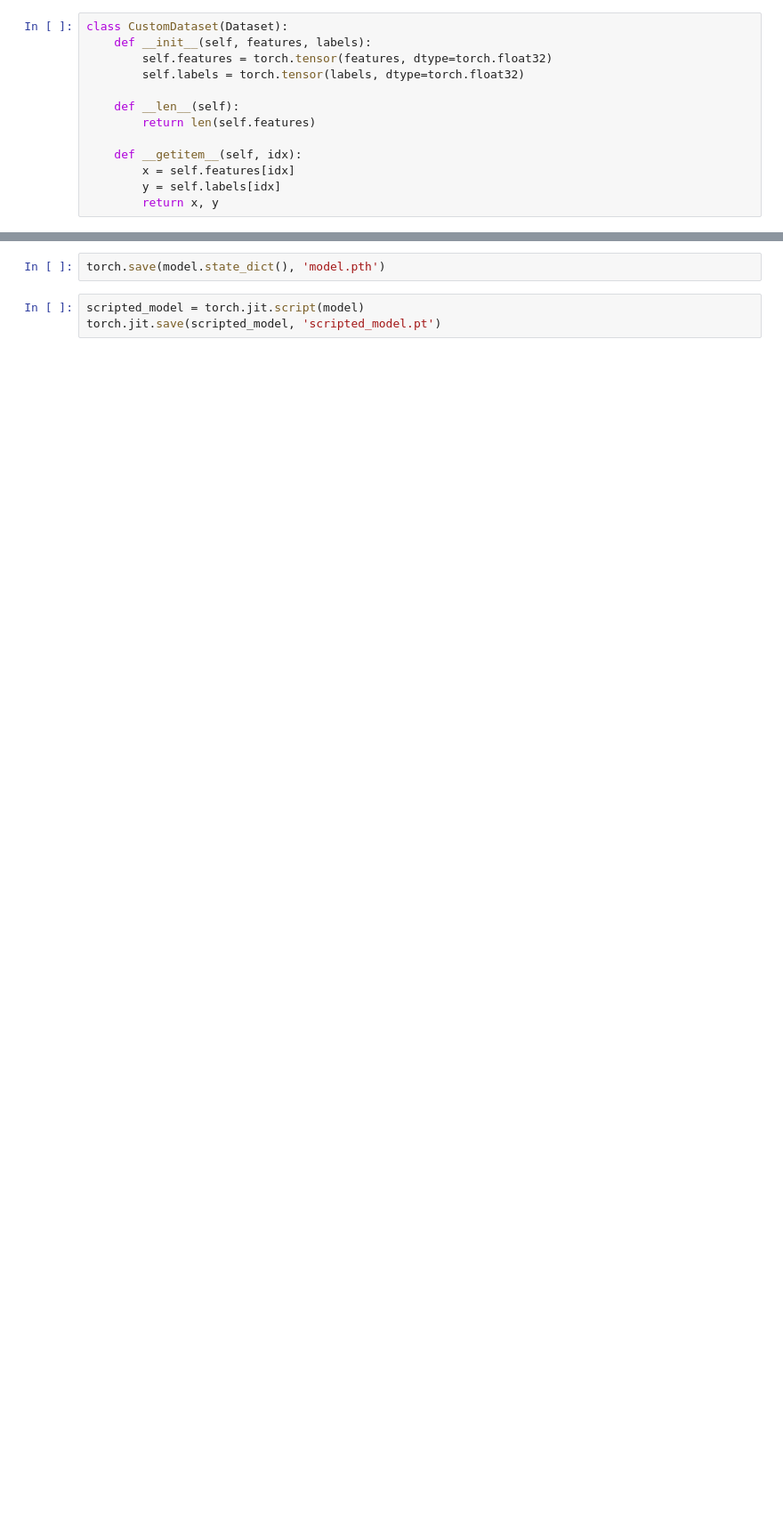
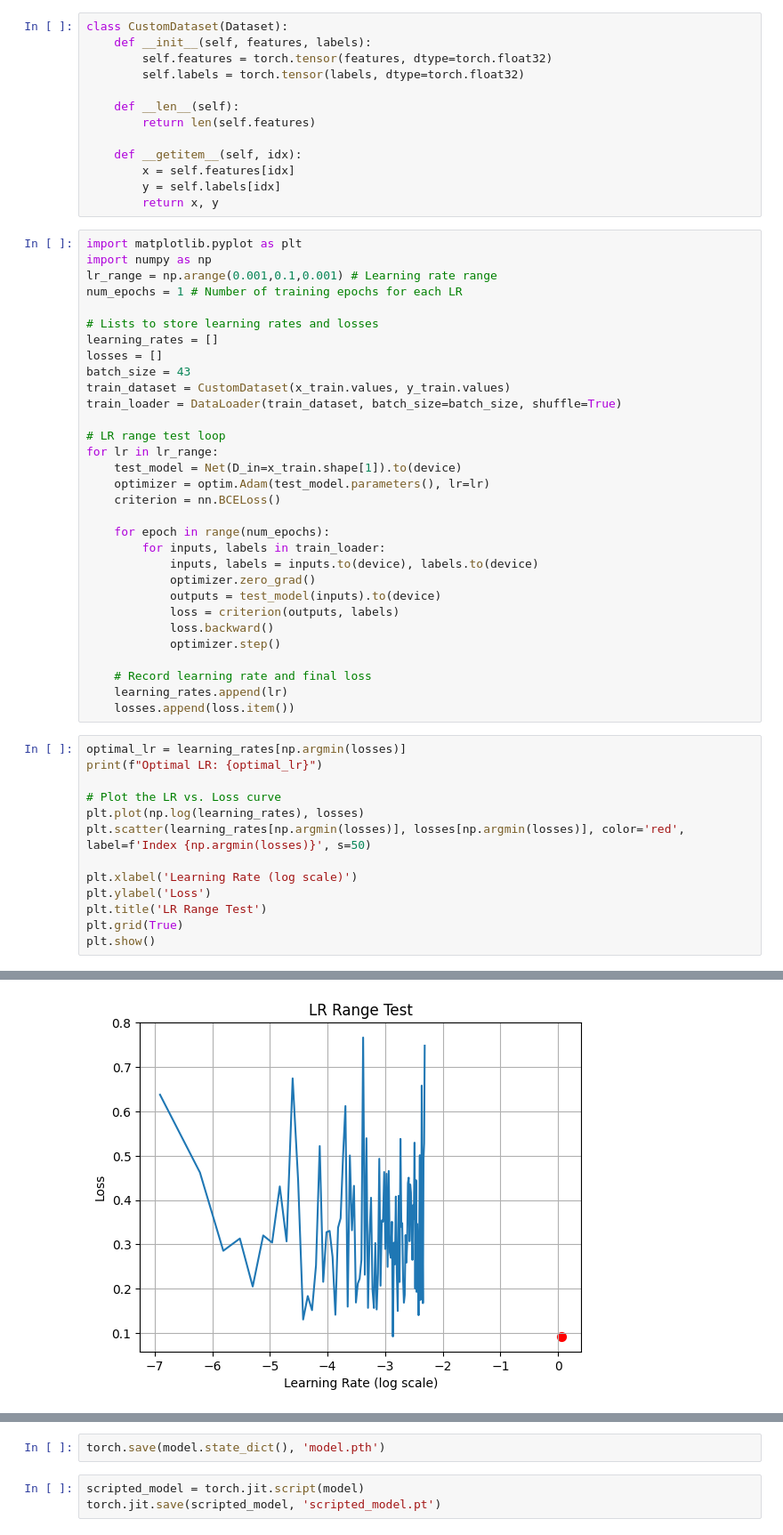
Before and after one commit to Mixim12/Loan_predictor, a Jupyter notebook: python_app/model.ipynb, the cells around one changed output, grey strips where cells are left out. Shown at 89% size. Saved outputs shown, nothing was run; the diff lists cells and outputs as text; blank space fills up the shorter version.

Commit message:
updated the model and made some changes adding layers and improving performance

```diff
--- a/python_app/model.ipynb
+++ b/python_app/model.ipynb
@@ -76,3 +79,48 @@ class CustomDataset(Dataset):
         x = self.features[idx]
         y = self.labels[idx]
         return x, y
+# %%
+import matplotlib.pyplot as plt
+import numpy as np
+lr_range = np.arange(0.001,0.1,0.001) # Learning rate range
+num_epochs = 1 # Number of training epochs for each LR
+
+# Lists to store learning rates and losses
+learning_rates = []
+losses = []
+batch_size = 43
+train_dataset = CustomDataset(x_train.values, y_train.values)
+train_loader = DataLoader(train_dataset, batch_size=batch_size, shuffle=True)
+
+# LR range test loop
+for lr in lr_range:
+    test_model = Net(D_in=x_train.shape[1]).to(device)
+    optimizer = optim.Adam(test_model.parameters(), lr=lr)
+    criterion = nn.BCELoss()
+
+    for epoch in range(num_epochs):
+        for inputs, labels in train_loader:
+            inputs, labels = inputs.to(device), labels.to(device)
+            optimizer.zero_grad()
+            outputs = test_model(inputs).to(device)
+            loss = criterion(outputs, labels)
+            loss.backward()
+            optimizer.step()
+
+    # Record learning rate and final loss
+    learning_rates.append(lr)
+    losses.append(loss.item())
+# %%
+optimal_lr = learning_rates[np.argmin(losses)]
+print(f"Optimal LR: {optimal_lr}")
+
+# Plot the LR vs. Loss curve
+plt.plot(np.log(learning_rates), losses)
+plt.scatter(learning_rates[np.argmin(losses)], losses[np.argmin(losses)], color='red', label=f'Index {np.argmin(losses)}', s=50)
+
+plt.xlabel('Learning Rate (log scale)')
+plt.ylabel('Loss')
+plt.title('LR Range Test')
+plt.grid(True)
+plt.show()
+# %% [output]
@@ -78,0 +128 @@ class CustomDataset(Dataset):
+[figure, added]
```
Also changed, not shown: parts of 8 cells of this notebook, 4 other files.
